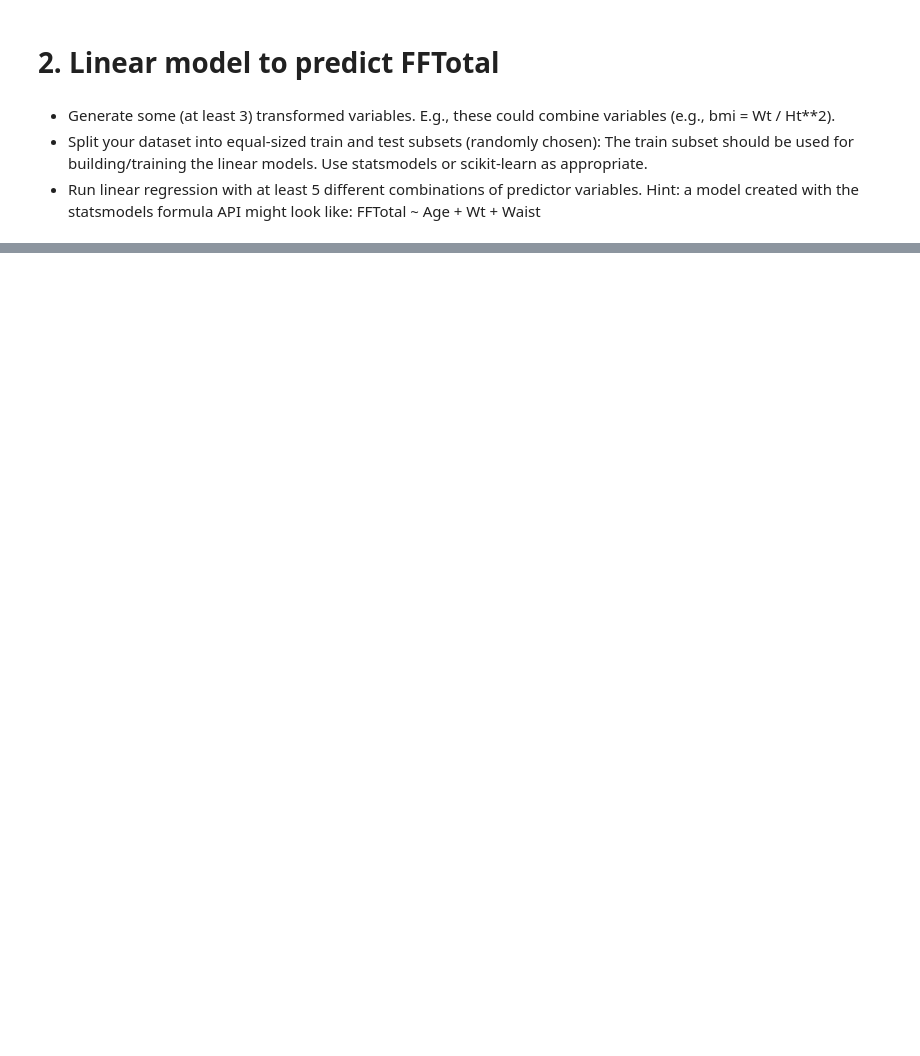
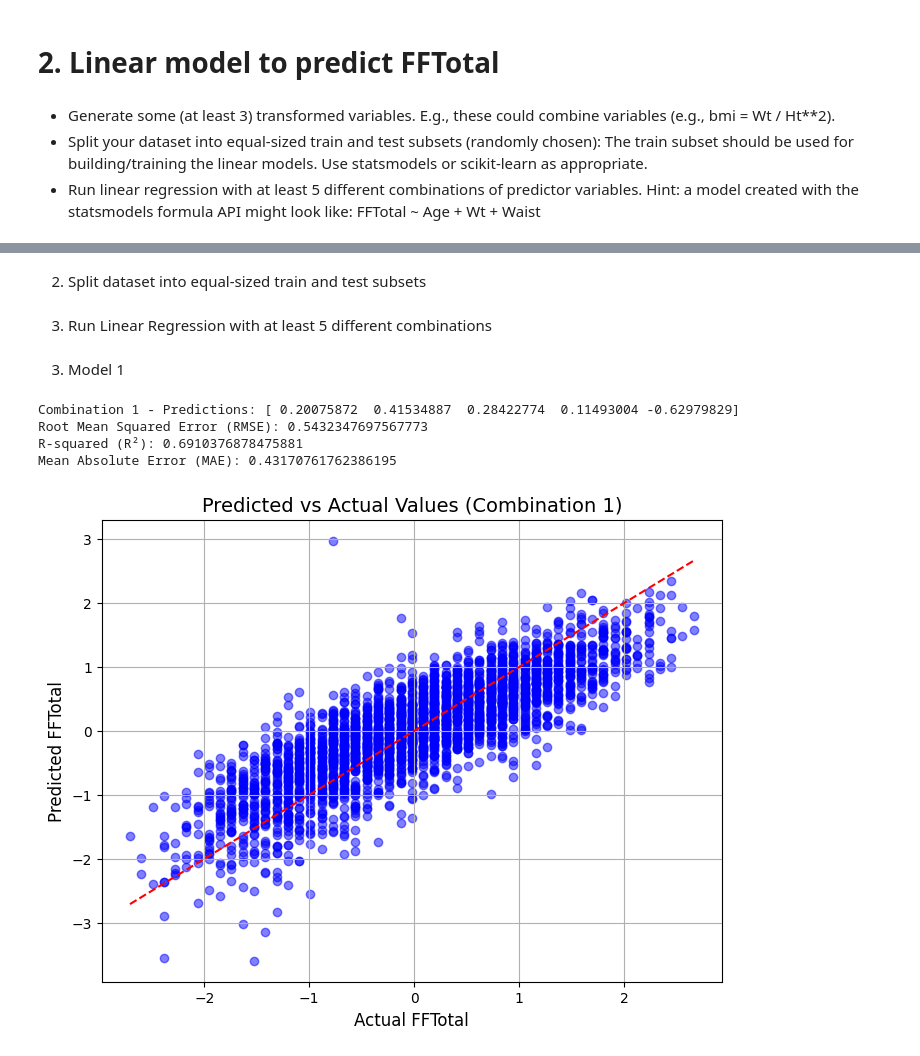
Before and after one commit to onetrickollie/CSUF-Health-Data-Exploration-Analysis, a Jupyter notebook: dataExploration.ipynb, the cells around one changed output, grey strips where cells are left out. Drawn from its saved outputs; the diff is of its cells as text; code cells hidden in the pictures; blank space fills up the shorter version.

Commit message:
completed linear models and eval

```diff
--- a/dataExploration.ipynb
+++ b/dataExploration.ipynb
@@ -286,0 +339,2 @@ From these visualizations, we can see that the top five features are: ['SF 2', '
+# %% [markdown]
+2. Split dataset into equal-sized train and test subsets
@@ -286,0 +345,69 @@ From these visualizations, we can see that the top five features are: ['SF 2', '
+# %% [markdown]
+3. Run Linear Regression with at least 5 different combinations
+# %%
+from sklearn.preprocessing import StandardScaler
+from sklearn.linear_model import LinearRegression
+
+# First standarize the features
+
+scaler = StandardScaler()
+
+# Fit the scaler on the training data and transform it
+train_data_scaled = scaler.fit_transform(train_data)
+
+# Transform the test data using the same scaler
+test_data_scaled = scaler.transform(test_data)
+
+# Data is now ready for a linear model
+train_data_scaled = pd.DataFrame(train_data_scaled, columns=train_data.columns)
+test_data_scaled = pd.DataFrame(test_data_scaled, columns=test_data.columns)
+# %% [markdown]
+3. Model 1
+# %%
+from sklearn.metrics import mean_squared_error, r2_score, mean_absolute_error
+import numpy as np
+
+# Select features for Combination 1
+features_1 = ['SF 2', 'FF', 'HR 2', 'HR 3', 'SF 1']
+
+# Prepare the data
+X_train_1 = train_data_scaled[features_1]
+y_train_1 = train_data_scaled['FFTotal']
+X_test_1 = test_data_scaled[features_1]
+y_test_1 = test_data_scaled['FFTotal']
+
+# Initialize and fit the linear regression model
+model_1 = LinearRegression()
+model_1.fit(X_train_1, y_train_1)
+
+# Predict and evaluate the model
+y_pred_1 = model_1.predict(X_test_1)
+
+# Display predictions for the first 5 samples
+print(f"Combination 1 - Predictions: {y_pred_1[:5]}")
+
+# Calculate evaluation metrics
+rmse = np.sqrt(mean_squared_error(y_test_1, y_pred_1))  # Root Mean Squared Error
+r2 = r2_score(y_test_1, y_pred_1)  # R-squared
+mae = mean_absolute_error(y_test_1, y_pred_1)  # Mean Absolute Error
+
+# Display the evaluation results
+print(f"Root Mean Squared Error (RMSE): {rmse}")
+print(f"R-squared (R²): {r2}")
+print(f"Mean Absolute Error (MAE): {mae}")
+
+# Visualization
+plt.figure(figsize=(8, 6))
+plt.scatter(y_test_1, y_pred_1, color='blue', alpha=0.5)
+plt.plot([min(y_test_1), max(y_test_1)], [min(y_test_1), max(y_test_1)], color='red', linestyle='--')  # Line of perfect prediction
+plt.title('Predicted vs Actual Values (Combination 1)', fontsize=14)
+plt.xlabel('Actual FFTotal', fontsize=12)
+plt.ylabel('Predicted FFTotal', fontsize=12)
+plt.grid(True)
+plt.show()
+# %% [output]
+Combination 1 - Predictions: [ 0.20075872  0.41534887  0.28422774  0.11493004 -0.62979829]
+Root Mean Squared Error (RMSE): 0.5432347697567773
+R-squared (R²): 0.6910376878475881
+Mean Absolute Error (MAE): 0.43170761762386195
+[figure, added]
```
Also changed, not shown: parts of 22 cells of this notebook.
